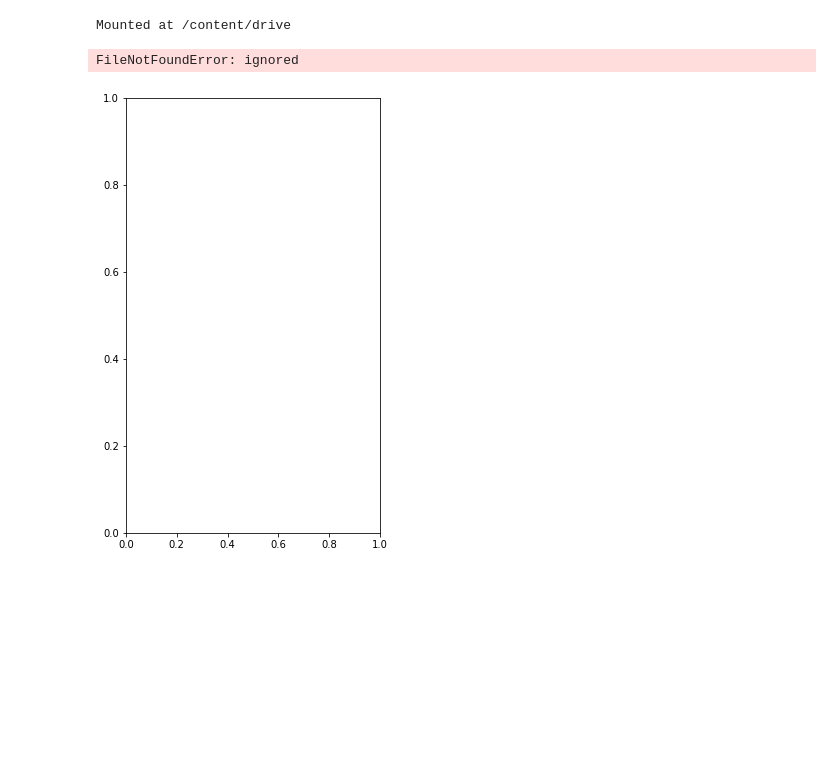
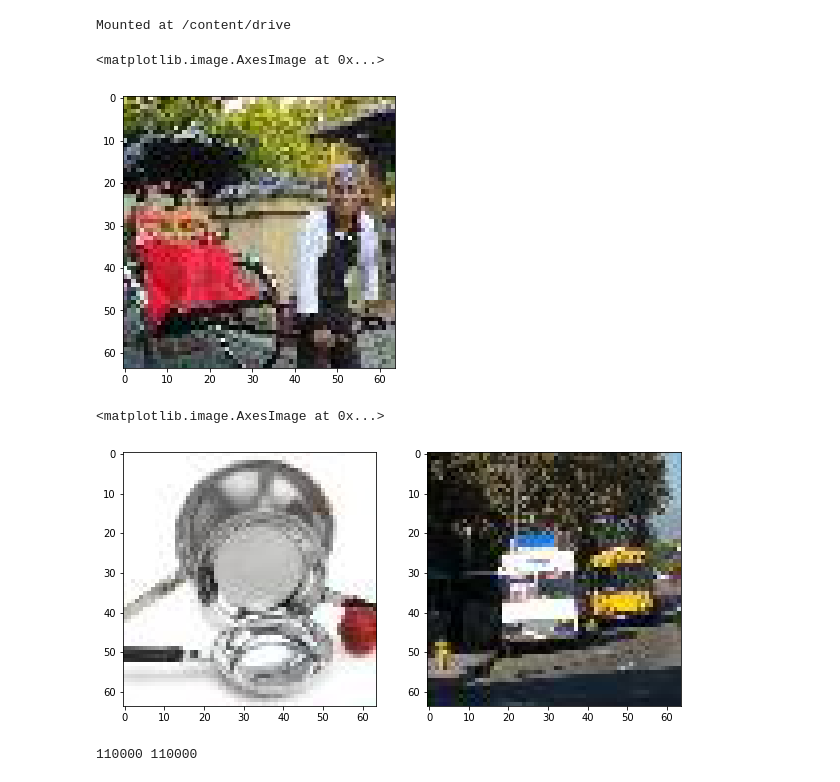
Before and after one commit to yaxenia/DL_hw, a Jupyter notebook: hw3-2.ipynb, the cells around one changed output. Cells and saved outputs as stored; diff of their text form; code cells hidden in the pictures; blank space fills up the shorter version.

```diff
--- a/hw3-2.ipynb
+++ b/hw3-2.ipynb
@@ -24,19 +24,26 @@ def read_files(X, Y, path):
   for i in tqdm(f):
     files = os.listdir(path +'/' + i)
     for j in files:
-      img = cv2.imread(path +'/'+ folder + '/' + j)
+      img = cv2.imread(path +'/'+ i + '/' + j)
       X.append(img)
-      Y.append(int(folder[-3:]))
+      Y.append(int(i[-3:]))
   return X, Y
-# %% [output]
-FileNotFoundError: ignored
-[figure, removed]
+# %%
+plt.figure(figsize=(10,5))
+img = skimage.img_as_ubyte(io.imread('/content/tiny-imagenet-200/train/class_145/00002.jpg'))
+plt.imshow(img)
+# %% [output]
+<matplotlib.image.AxesImage at 0x...>
+[figure, added]
 # %%
 plt.figure(figsize=(10,8))
 plt.subplot(1,2,1)
-im = skimage.img_as_ubyte(io.imread('/content/tiny-imagenet-200/train/class_150/00001.jpg'))
+im = skimage.img_as_ubyte(io.imread('/content/tiny-imagenet-200/train/class_148/00005.jpg'))
 plt.imshow(im)
 plt.subplot(1,2,2)
-mask = skimage.img_as_ubyte(io.imread('/content/tiny-imagenet-200/train/class_145/00006.jpg'))
+mask = skimage.img_as_ubyte(io.imread('/content/tiny-imagenet-200/train/class_150/00003.jpg'))
 plt.imshow(mask)
+# %% [output]
+<matplotlib.image.AxesImage at 0x...>
+[figure, added]
 # %%
@@ -54,3 +61,12 @@ class MyClass(Dataset):
 
     def __len__(self):
         return len(self.X)
+# %%
+from tqdm import tqdm
+X = []
+Y = []
+X_train, Y_train = read_files(X, Y, "/content/tiny-imagenet-200/train")
+val_x, val_y = read_files(X, Y, "/content/tiny-imagenet-200/val")
+print(len(X_t), len(Y_t))
+# %% [output]
+110000 110000
```
Also changed, not shown: parts of 14 cells of this notebook.
